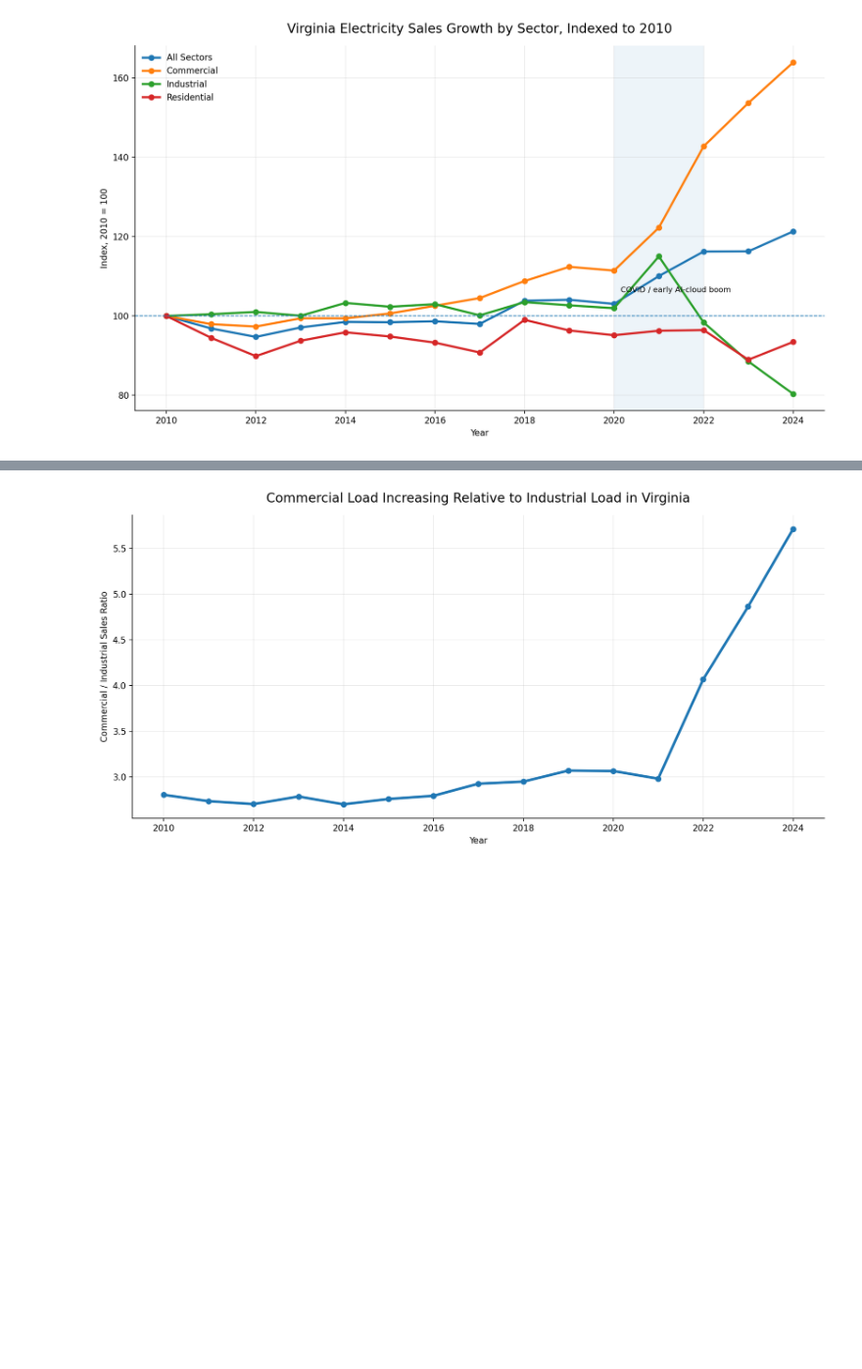
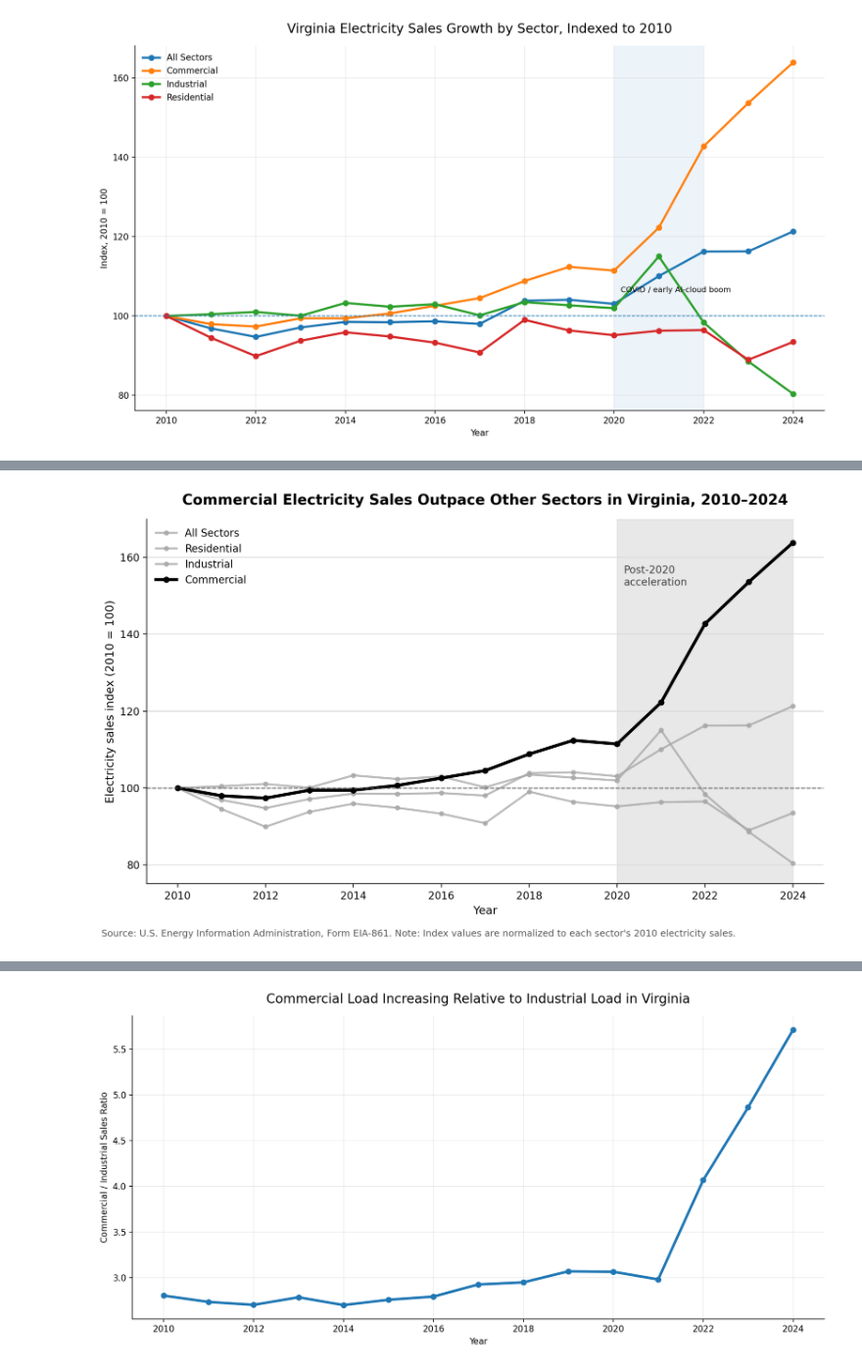
Before and after one commit to alex05sim/Virginia-Energy, a Jupyter notebook: Power Graphs.ipynb, the cells around one changed output, grey strips where cells are left out. Shown at 98% size. Saved outputs shown, nothing was run; the diff lists cells and outputs as text; code cells hidden in the pictures; blank space fills up the shorter version.

Commit message:
added labels and more data exploration

```diff
--- a/Power Graphs.ipynb
+++ b/Power Graphs.ipynb
@@ -92,0 +123,98 @@ plt.show()
+# %%
+import matplotlib.pyplot as plt
+import matplotlib.ticker as mticker
+
+va = retail[retail["stateid"] == "VA"].copy()
+
+# Keep only the sectors you want in the final figure
+sector_order = ["commercial", "residential", "industrial", "all sectors"]
+va = va[va["sectorName"].isin(sector_order)]
+
+fig, ax = plt.subplots(figsize=(10, 6), dpi=200)
+
+# Plot muted comparison lines first
+muted_sectors = ["all sectors", "residential", "industrial"]
+
+for sector in muted_sectors:
+    group = va[va["sectorName"] == sector].sort_values("period").copy()
+    group["sales_index"] = group["sales"] / group["sales"].iloc[0] * 100
+
+    ax.plot(
+        group["period"],
+        group["sales_index"],
+        linewidth=2,
+        marker="o",
+        markersize=4,
+        color="0.65",
+        alpha=0.75,
+        label=sector.title()
+    )
+
+# Highlight commercial sector
+commercial = va[va["sectorName"] == "commercial"].sort_values("period").copy()
+commercial["sales_index"] = commercial["sales"] / commercial["sales"].iloc[0] * 100
+
+ax.plot(
+    commercial["period"],
+    commercial["sales_index"],
+    linewidth=3,
+    marker="o",
+    markersize=5,
+    color="black",
+    label="Commercial"
+)
+
+# Baseline
+ax.axhline(100, linestyle="--", linewidth=1, color="0.35", alpha=0.8)
+
+# Shaded post-2020 period
+ax.axvspan(2020, 2024, color="0.85", alpha=0.6, zorder=0)
+ax.text(
+    2020.15,
+    158,
+    "Post-2020\nacceleration",
+    fontsize=10,
+    color="0.25",
+    va="top"
+)
+
+# Titles and labels
+ax.set_title(
+    "Commercial Electricity Sales Outpace Other Sectors in Virginia, 2010–2024",
+    fontsize=14,
+    fontweight="bold",
+    pad=14
+)
+
+ax.set_xlabel("Year", fontsize=11)
+ax.set_ylabel("Electricity sales index (2010 = 100)", fontsize=11)
+
+# Axis formatting
+ax.set_ylim(75, 170)
+ax.xaxis.set_major_locator(mticker.MaxNLocator(integer=True))
+ax.tick_params(axis="both", labelsize=10)
+
+# Cleaner grid and frame
+ax.grid(axis="y", color="0.85", linewidth=0.8)
+ax.grid(axis="x", visible=False)
+ax.spines["top"].set_visible(False)
+ax.spines["right"].set_visible(False)
+
+# Legend
+ax.legend(frameon=False, loc="upper left", fontsize=10)
+
+# Source note
+fig.text(
+    0.01,
+    -0.02,
+    "Source: U.S. Energy Information Administration, Form EIA-861. "
+    "Note: Index values are normalized to each sector's 2010 electricity sales.",
+    ha="left",
+    fontsize=9,
+    color="0.35"
+)
+
+plt.tight_layout()
+plt.show()
+# %% [output]
+[figure, added]
```
Also changed, not shown: parts of 13 cells of this notebook.
